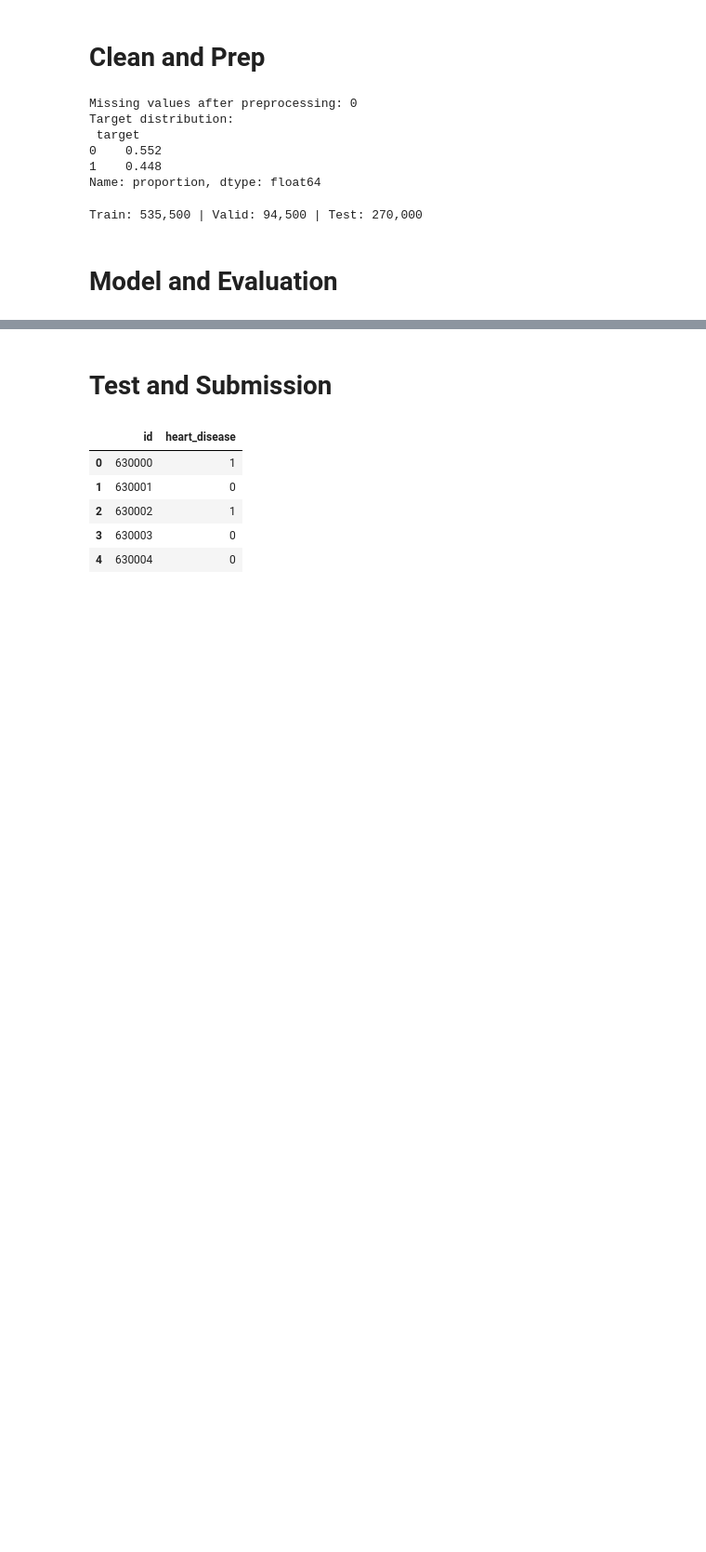
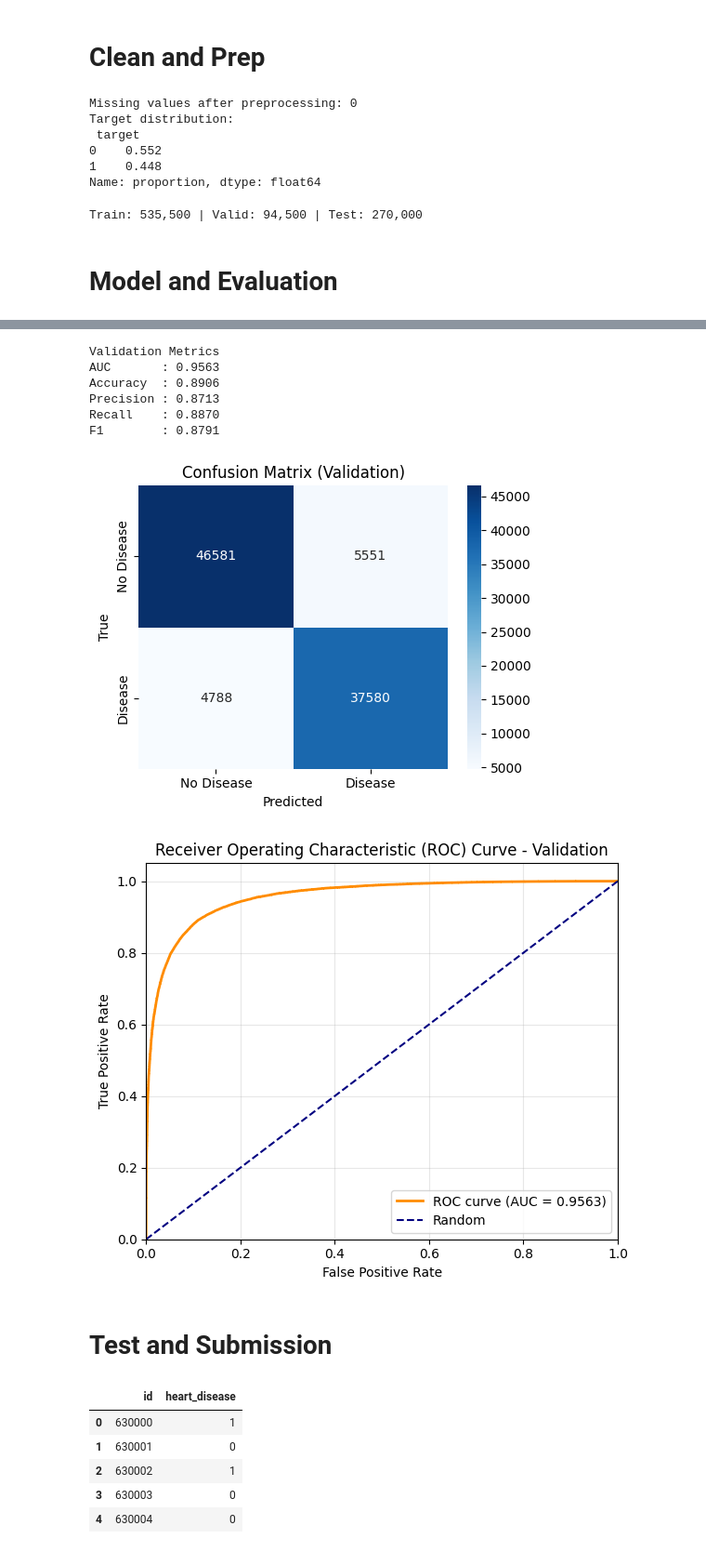
Before and after one commit to vanezp01/datalabs, a Jupyter notebook: Heart Disease Prediction.ipynb, the cells around one changed output, grey strips where cells are left out. Shown at 93% size. Drawn from its saved outputs; the diff is of its cells as text; code cells hidden in the pictures; blank space fills up the shorter version.

Commit message:
Kaggle Notebook | Heart Disease Prediction | Version 5

```diff
--- a/Heart Disease Prediction.ipynb
+++ b/Heart Disease Prediction.ipynb
@@ -464,3 +442,79 @@ F1        : 0.8791
+# %%
+from sklearn.metrics import confusion_matrix
+from sklearn.metrics import (
+    roc_auc_score, accuracy_score,
+    precision_score, recall_score, f1_score,
+    confusion_matrix, roc_curve, auc
+)
+
+# ────────────────────────────────────────────────
+#               Validation predictions
+# ────────────────────────────────────────────────
+
+y_valid_proba = model.predict(X_valid)
+y_valid_pred  = (y_valid_proba >= 0.5).astype(int)
+
+# ────────────────────────────────────────────────
+#               Classification Metrics
+# ────────────────────────────────────────────────
+
+print("\nValidation Metrics")
+print(f"AUC       : {roc_auc_score(y_valid, y_valid_proba):.4f}")
+print(f"Accuracy  : {accuracy_score(y_valid, y_valid_pred):.4f}")
+print(f"Precision : {precision_score(y_valid, y_valid_pred):.4f}")
+print(f"Recall    : {recall_score(y_valid, y_valid_pred):.4f}")
+print(f"F1        : {f1_score(y_valid, y_valid_pred):.4f}")
+
+# ────────────────────────────────────────────────
+#               Confusion Matrix
+# ────────────────────────────────────────────────
+
+cm = confusion_matrix(y_valid, y_valid_pred)
+
+plt.figure(figsize=(5, 4))
+sns.heatmap(
+    cm,
+    annot=True,
+    fmt='d',
+    cmap='Blues',
+    xticklabels=['No Disease', 'Disease'],
+    yticklabels=['No Disease', 'Disease']
+)
+plt.xlabel('Predicted')
+plt.ylabel('True')
+plt.title('Confusion Matrix (Validation)')
+plt.tight_layout()
+plt.show()
+
+# ────────────────────────────────────────────────
+#               ROC AUC Curve
+# ────────────────────────────────────────────────
+
+fpr, tpr, _ = roc_curve(y_valid, y_valid_proba)
+roc_auc = auc(fpr, tpr)
+
+plt.figure(figsize=(6, 5))
+plt.plot(fpr, tpr, color='darkorange', lw=2,
+         label=f'ROC curve (AUC = {roc_auc:.4f})')
+plt.plot([0, 1], [0, 1], color='navy', lw=1.5, linestyle='--', label='Random')
+plt.xlim([0.0, 1.0])
+plt.ylim([0.0, 1.05])
+plt.xlabel('False Positive Rate')
+plt.ylabel('True Positive Rate')
+plt.title('Receiver Operating Characteristic (ROC) Curve - Validation')
+plt.legend(loc="lower right")
+plt.grid(True, alpha=0.3)
+plt.tight_layout()
+plt.show()
+# %% [output]
+Validation Metrics
+AUC       : 0.9563
+Accuracy  : 0.8906
+Precision : 0.8713
+Recall    : 0.8870
+F1        : 0.8791
+[figure, added]
+[figure, added]
 # %% [markdown]
 # Test and Submission
 # %%
```
Also changed, not shown: parts of 4 cells of this notebook.
